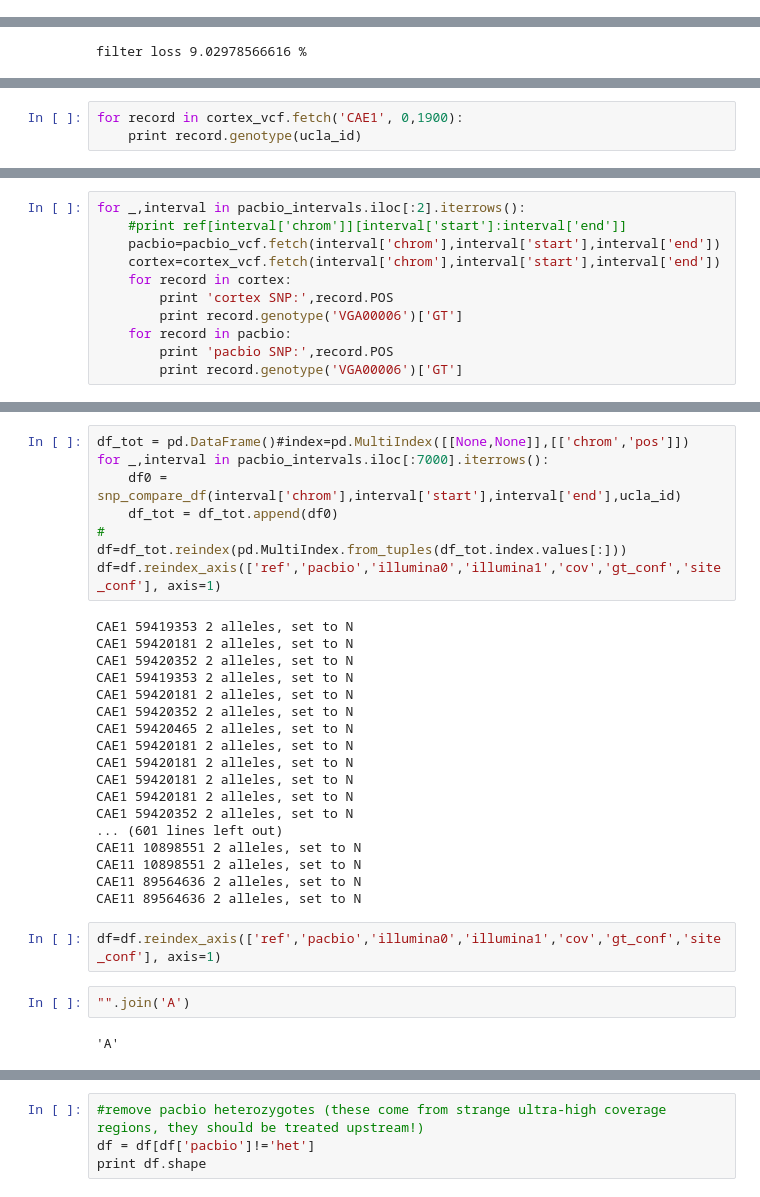
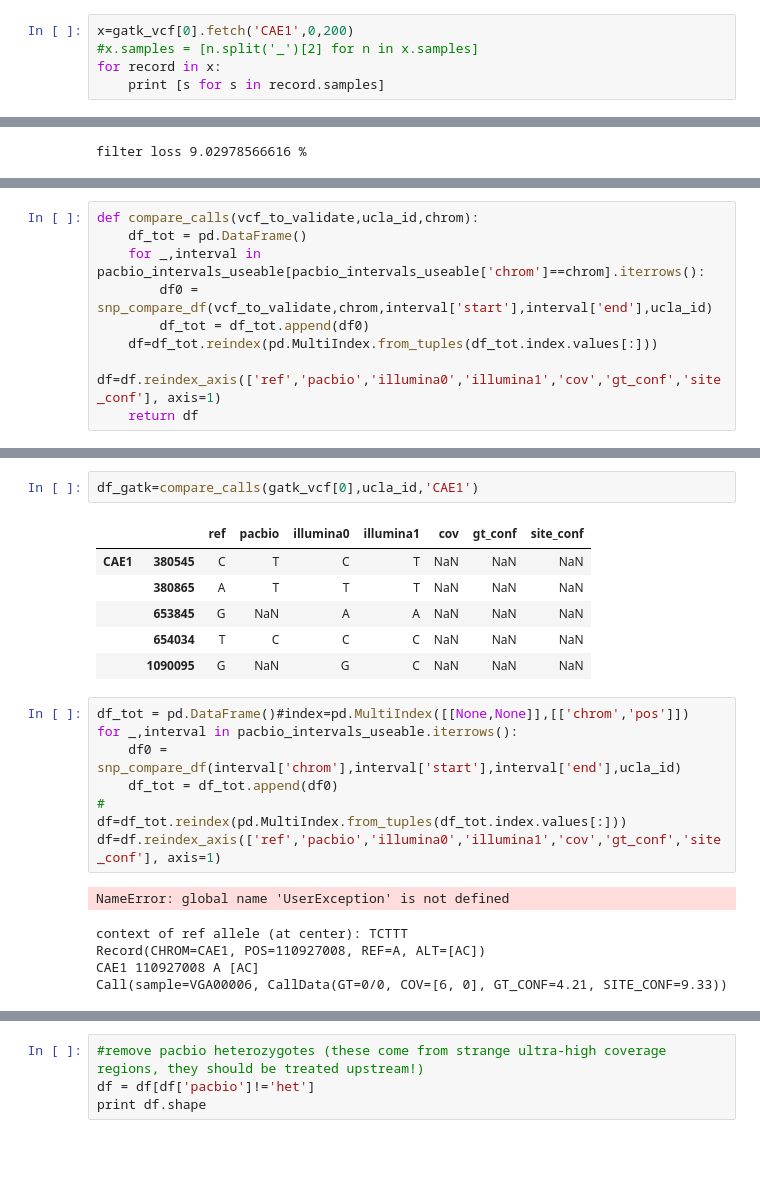
Before and after one commit to peterdfields/hs_vervet, a Jupyter notebook: notebooks/error_check_cortex_african_sabaeus.ipynb, the cells around one changed output, grey strips where cells are left out. Saved outputs shown, nothing was run; the diff lists cells and outputs as text; blank space fills up the shorter version.

```diff
--- a/notebooks/error_check_cortex_african_sabaeus.ipynb
+++ b/notebooks/error_check_cortex_african_sabaeus.ipynb
@@ -33,0 +48,5 @@ with open(cortex_vcf_fname, 'r') as f:
+# %%
+x=gatk_vcf[0].fetch('CAE1',0,200)
+#x.samples = [n.split('_')[2] for n in x.samples]
+for record in x:
+    print [s for s in record.samples]
@@ -48,3 +74,0 @@ x.next()
-# %%
-for record in cortex_vcf.fetch('CAE1', 0,1900):
-    print record.genotype(ucla_id)
@@ -57,11 +74,0 @@ AttributeError: 'Reader' object has no attribute 'genotype'
-# %%
-for _,interval in pacbio_intervals.iloc[:2].iterrows():
-    #print ref[interval['chrom']][interval['start']:interval['end']]
-    pacbio=pacbio_vcf.fetch(interval['chrom'],interval['start'],interval['end'])
-    cortex=cortex_vcf.fetch(interval['chrom'],interval['start'],interval['end'])
-    for record in cortex:
-        print 'cortex SNP:',record.POS
-        print record.genotype('VGA00006')['GT']
-    for record in pacbio:
-        print 'pacbio SNP:',record.POS
-        print record.genotype('VGA00006')['GT']
@@ -176,0 +183,9 @@ def snp_compare_df(chrom,start,end,ucla_id):
+# %%
+def compare_calls(vcf_to_validate,ucla_id,chrom):
+    df_tot = pd.DataFrame()
+    for _,interval in pacbio_intervals_useable[pacbio_intervals_useable['chrom']==chrom].iterrows():
+        df0 = snp_compare_df(vcf_to_validate,chrom,interval['start'],interval['end'],ucla_id)
+        df_tot = df_tot.append(df0)
+    df=df_tot.reindex(pd.MultiIndex.from_tuples(df_tot.index.values[:]))
+    df=df.reindex_axis(['ref','pacbio','illumina0','illumina1','cov','gt_conf','site_conf'], axis=1)
+    return df
@@ -177,32 +203,23 @@ def snp_compare_df(chrom,start,end,ucla_id):
+# %%
+df_gatk=compare_calls(gatk_vcf[0],ucla_id,'CAE1')
+# %% [output]
+|  |  | ref | pacbio | illumina0 | illumina1 | cov | gt_conf | site_conf |
+| CAE1 | 380545 | C | T | C | T | NaN | NaN | NaN |
+|  | 380865 | A | T | T | T | NaN | NaN | NaN |
+|  | 653845 | G | NaN | A | A | NaN | NaN | NaN |
+|  | 654034 | T | C | C | C | NaN | NaN | NaN |
+|  | 1090095 | G | NaN | G | C | NaN | NaN | NaN |
 # %%
 df_tot = pd.DataFrame()#index=pd.MultiIndex([[None,None]],[['chrom','pos']])
-for _,interval in pacbio_intervals.iloc[:7000].iterrows():
+for _,interval in pacbio_intervals_useable.iterrows():
     df0 = snp_compare_df(interval['chrom'],interval['start'],interval['end'],ucla_id)
     df_tot = df_tot.append(df0)
 #
 df=df_tot.reindex(pd.MultiIndex.from_tuples(df_tot.index.values[:]))
 df=df.reindex_axis(['ref','pacbio','illumina0','illumina1','cov','gt_conf','site_conf'], axis=1)
 # %% [output]
-CAE1 59419353 2 alleles, set to N
-CAE1 59420181 2 alleles, set to N
-CAE1 59420352 2 alleles, set to N
-CAE1 59419353 2 alleles, set to N
-CAE1 59420181 2 alleles, set to N
-CAE1 59420352 2 alleles, set to N
-CAE1 59420465 2 alleles, set to N
-CAE1 59420181 2 alleles, set to N
-CAE1 59420181 2 alleles, set to N
-CAE1 59420181 2 alleles, set to N
-CAE1 59420181 2 alleles, set to N
-CAE1 59420352 2 alleles, set to N
-... (601 lines left out)
-CAE11 10898551 2 alleles, set to N
-CAE11 10898551 2 alleles, set to N
-CAE11 89564636 2 alleles, set to N
-CAE11 89564636 2 alleles, set to N
+NameError: global name 'UserException' is not defined
+context of ref allele (at center): TCTTT
+Record(CHROM=CAE1, POS=110927008, REF=A, ALT=[AC])
+CAE1 110927008 A [AC]
+Call(sample=VGA00006, CallData(GT=0/0, COV=[6, 0], GT_CONF=4.21, SITE_CONF=9.33))
-# %%
-df=df.reindex_axis(['ref','pacbio','illumina0','illumina1','cov','gt_conf','site_conf'], axis=1)
-# %%
-"".join('A')
-# %% [output]
-'A'
```
Also changed, not shown: parts of 44 cells of this notebook, 5 other files.
